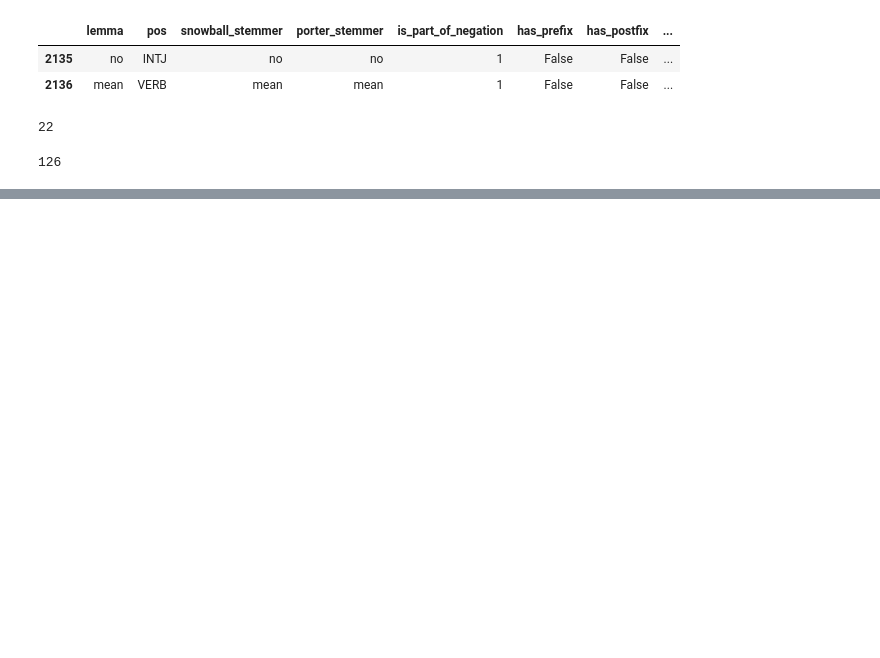
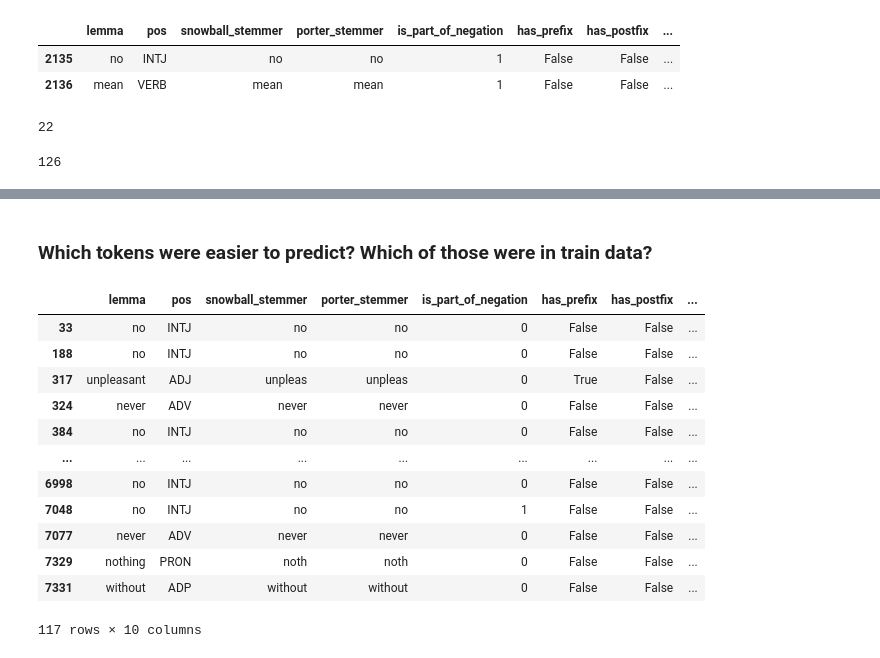
Before and after one commit to rmr282/ATM, a Jupyter notebook: error analysis/error_analysis.ipynb, the cells around one changed output, grey strips where cells are left out. Saved outputs shown, nothing was run; the diff lists cells and outputs as text; code cells hidden in the pictures; blank space fills up the shorter version.

Commit message:
Read me updated and final details

```diff
--- a/error analysis/error_analysis.ipynb
+++ b/error analysis/error_analysis.ipynb
@@ -5,4 +5,4 @@ import matplotlib.pyplot as plt
 import csv
 # %%
 pred_df = pd.read_csv('predictions_validation.csv')
-val_df = pd.read_csv('SEM2012_validation_data_with_features.csv')
+init_val_df = pd.read_csv('SEM2012_validation_data_with_features.csv')
@@ -9,4 +15,6 @@ val_df = pd.read_csv('SEM2012_validation_data_with_features.csv')
 # %%
-val_df = val_df[pred_df_cols]
+pred_df_cols = list(pred_df.columns[:-1])
+val_df = init_val_df[pred_df_cols]
+val_df['label'] = init_val_df['label']
 val_df['prediction'] = pred_df['prediction']
 # %% [output]
@@ -124,0 +175,2 @@ len(B_NEG_pred)
+# %% [markdown]
+### Which tokens were easier to predict? Which of those were in train data?
@@ -124,0 +180,18 @@ len(B_NEG_pred)
+# %%
+equal = val_df.loc[val_df['label']!='O']
+equal = equal.loc[equal['label']== equal['prediction']]
+equal
+# %% [output]
+|  | lemma | pos | snowball_stemmer | porter_stemmer | is_part_of_negation | has_prefix | has_postfix | ... |
+| 33 | no | INTJ | no | no | 0 | False | False | ... |
+| 188 | no | INTJ | no | no | 0 | False | False | ... |
+| 317 | unpleasant | ADJ | unpleas | unpleas | 0 | True | False | ... |
+| 324 | never | ADV | never | never | 0 | False | False | ... |
+| 384 | no | INTJ | no | no | 0 | False | False | ... |
+| ... | ... | ... | ... | ... | ... | ... | ... | ... |
+| 6998 | no | INTJ | no | no | 0 | False | False | ... |
+| 7048 | no | INTJ | no | no | 1 | False | False | ... |
+| 7077 | never | ADV | never | never | 0 | False | False | ... |
+| 7329 | nothing | PRON | noth | noth | 0 | False | False | ... |
+| 7331 | without | ADP | without | without | 0 | False | False | ... |
+117 rows × 10 columns
```
Also changed, not shown: parts of 19 cells of this notebook, 17 other files.
